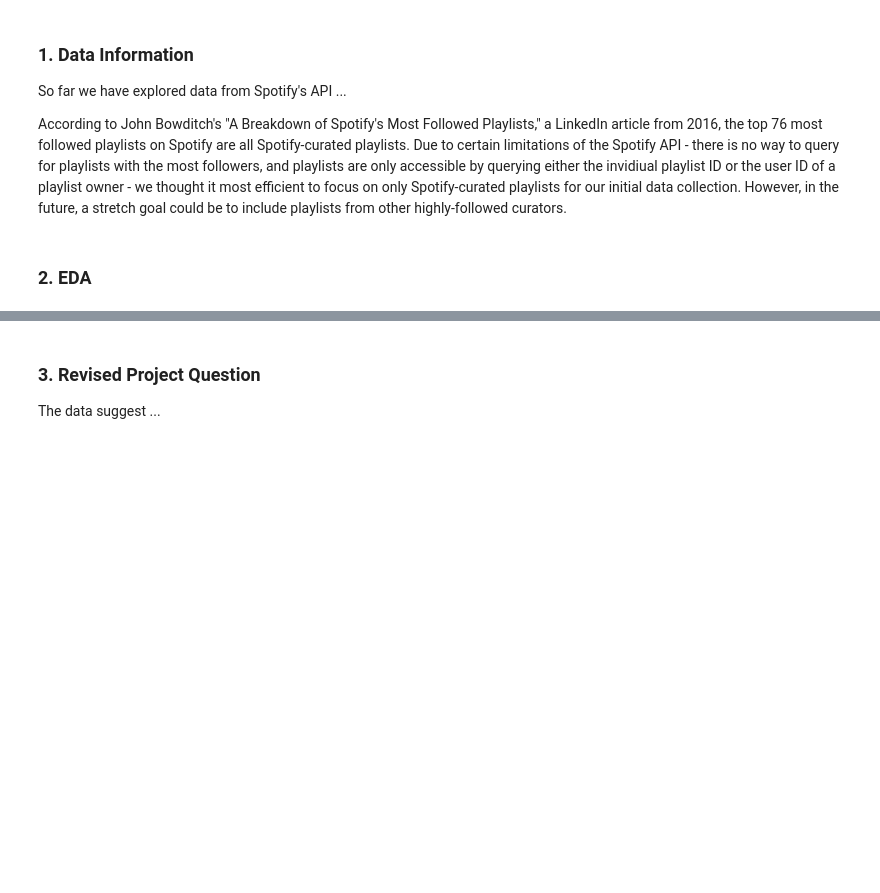
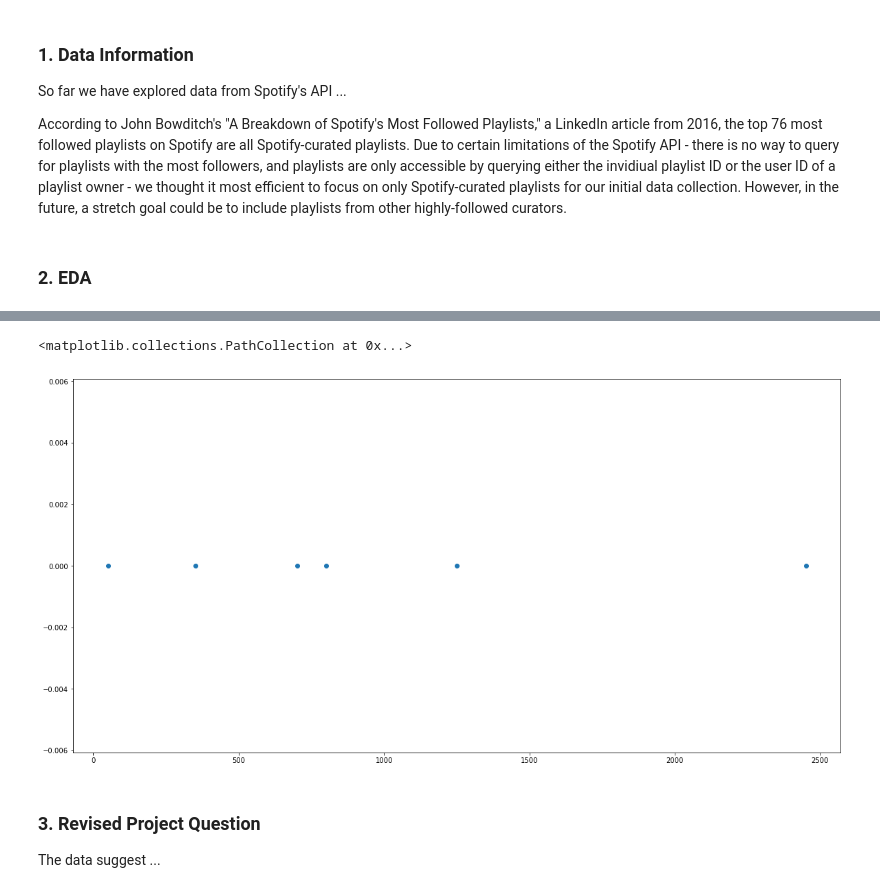
Before and after one commit to michelle-chiang/CS109-Final-Project, a Jupyter notebook: Milestone 3.ipynb, the cells around one changed output, grey strips where cells are left out. Saved outputs shown, nothing was run; the diff lists cells and outputs as text; code cells hidden in the pictures; blank space fills up the shorter version.

```diff
--- a/Milestone 3.ipynb
+++ b/Milestone 3.ipynb
@@ -28,0 +40,8 @@ df.head()
+# %%
+michelle_df = pd.read_csv('michelle_playlists.csv', sep=';')
+michelle_df['numTracks'] = [int(len(i)) for i in michelle_df['trackIds']]
+
+michelle_df = michelle_df[michelle_df.followers != 'null']
+michelle_df['followers'] = [int(i) for i in michelle_df['followers']]
+
+michelle_df.head()
@@ -29,3 +55,9 @@ df.head()
+# %%
+plt.figure(figsize=(20,10))
+plt.scatter(michelle_df['numTracks'], michelle_df['followers'])
+# %% [output]
+<matplotlib.collections.PathCollection at 0x...>
+[figure, added]
 # %% [markdown]
 ### 3. Revised Project Question
 
```
Also changed, not shown: parts of 4 cells of this notebook.
